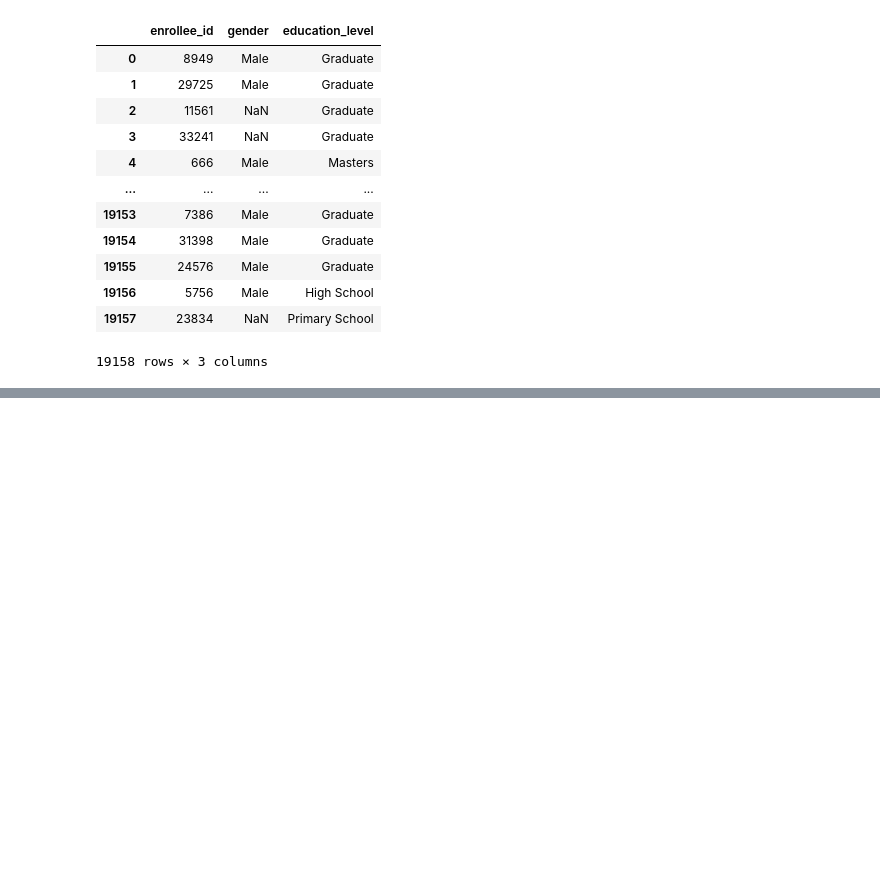
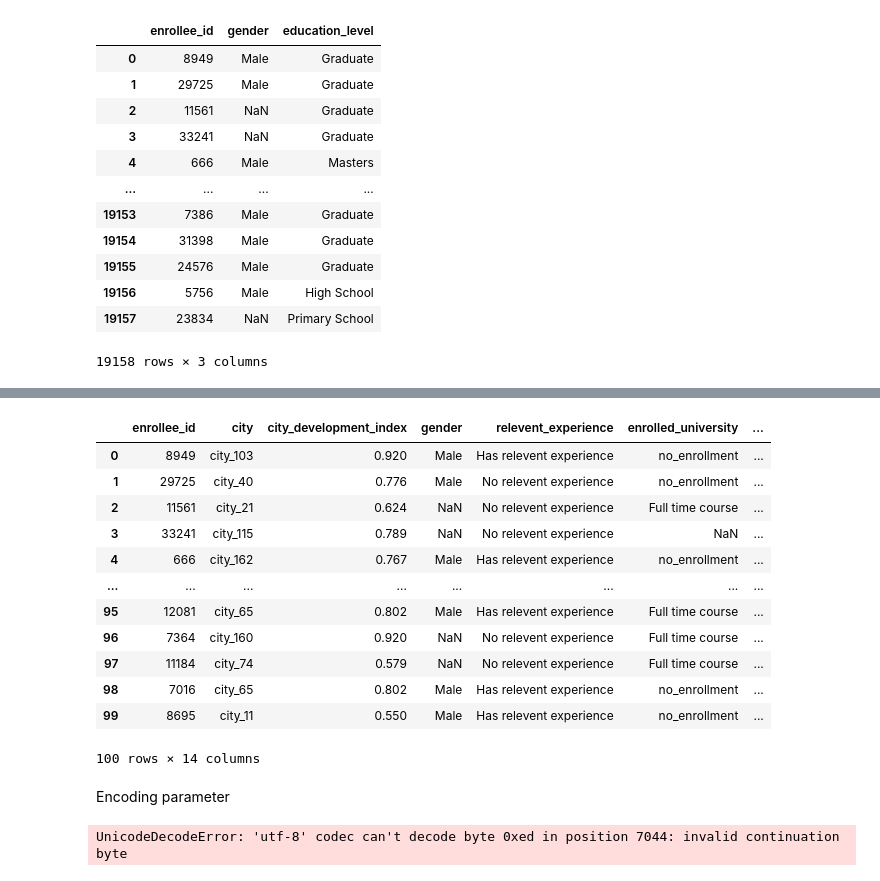
Before and after one commit to vakaGayathri14/Machine-Learning, a Jupyter notebook: 2.working with csv files/working-with-csv.ipynb, the cells around one changed output, grey strips where cells are left out. Drawn from its saved outputs; the diff is of its cells as text; code cells hidden in the pictures; blank space fills up the shorter version.

```diff
--- a/2.working with csv files/working-with-csv.ipynb
+++ b/2.working with csv files/working-with-csv.ipynb
@@ -171,0 +277,22 @@ pd.read_csv('aug_train.csv',usecols=['enrollee_id','gender','education_level'])
+# %%
+pd.read_csv('aug_train.csv',nrows=100) # rows are 100
+# %% [output]
+|  | enrollee_id | city | city_development_index | gender | relevent_experience | enrolled_university | ... |
+| 0 | 8949 | city_103 | 0.920 | Male | Has relevent experience | no_enrollment | ... |
+| 1 | 29725 | city_40 | 0.776 | Male | No relevent experience | no_enrollment | ... |
+| 2 | 11561 | city_21 | 0.624 | NaN | No relevent experience | Full time course | ... |
+| 3 | 33241 | city_115 | 0.789 | NaN | No relevent experience | NaN | ... |
+| 4 | 666 | city_162 | 0.767 | Male | Has relevent experience | no_enrollment | ... |
+| ... | ... | ... | ... | ... | ... | ... | ... |
+| 95 | 12081 | city_65 | 0.802 | Male | Has relevent experience | Full time course | ... |
+| 96 | 7364 | city_160 | 0.920 | NaN | No relevent experience | Full time course | ... |
+| 97 | 11184 | city_74 | 0.579 | NaN | No relevent experience | Full time course | ... |
+| 98 | 7016 | city_65 | 0.802 | Male | Has relevent experience | no_enrollment | ... |
+| 99 | 8695 | city_11 | 0.550 | Male | Has relevent experience | no_enrollment | ... |
+100 rows × 14 columns
+# %% [markdown]
+Encoding parameter
+# %%
+pd.read_csv('zomato.csv') # here i get error because the encoding of it is not utf-8
+# %% [output]
+UnicodeDecodeError: 'utf-8' codec can't decode byte 0xed in position 7044: invalid continuation byte
```
Also changed, not shown: parts of 34 cells of this notebook, 1 other file.
